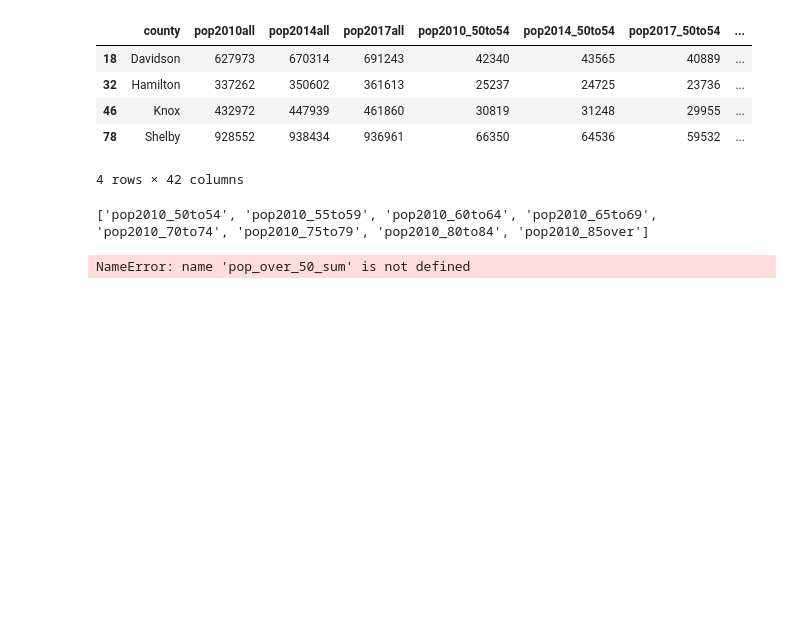
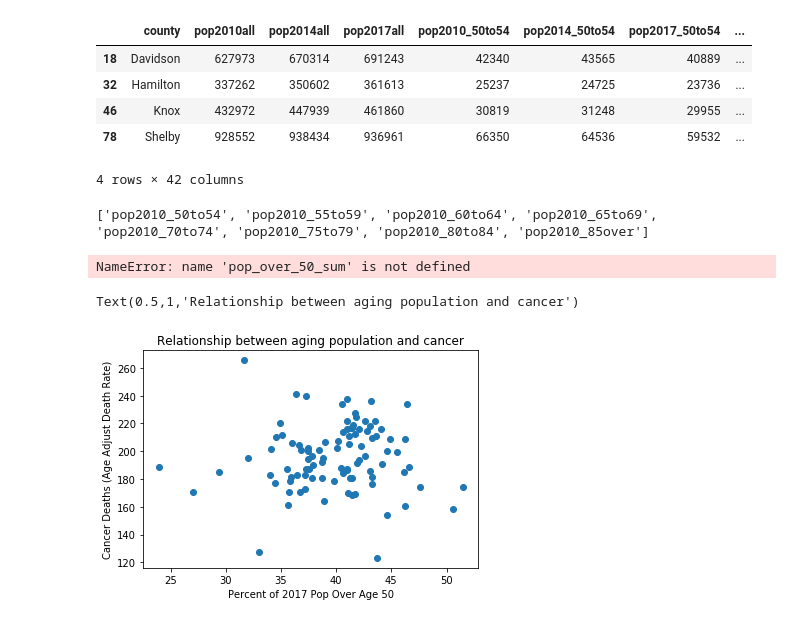
Before and after one commit to CSmithVU/vanderbilt-aspire-data-essentials, a Jupyter notebook: Class_Notebook_rev.ipynb, the cells around one changed output. Saved outputs shown, nothing was run; the diff lists cells and outputs as text; code cells hidden in the pictures; blank space fills up the shorter version.

Commit message:
Week 4 Graphs Completed

```diff
--- a/Class_Notebook_rev.ipynb
+++ b/Class_Notebook_rev.ipynb
@@ -1057,0 +1060,2 @@ NameError: name 'pop_over_50_sum' is not defined
+# %%
+pop_and_cancer = pd.read_csv('pop_and_cancer_w_hospice_counts_simplified_10_9_18.csv')
@@ -1057,0 +1068,8 @@ NameError: name 'pop_over_50_sum' is not defined
+# %%
+plt.scatter(pop_and_cancer.percent_pop2017_50_and_over, pop_and_cancer.age_adjust_death_rate);
+plt.xlabel('Percent of 2017 Pop Over Age 50')
+plt.ylabel('Cancer Deaths (Age Adjust Death Rate)')
+plt.title('Relationship between aging population and cancer')
+# %% [output]
+Text(0.5,1,'Relationship between aging population and cancer')
+[figure, added]
```
Also changed, not shown: parts of 7 cells of this notebook.
